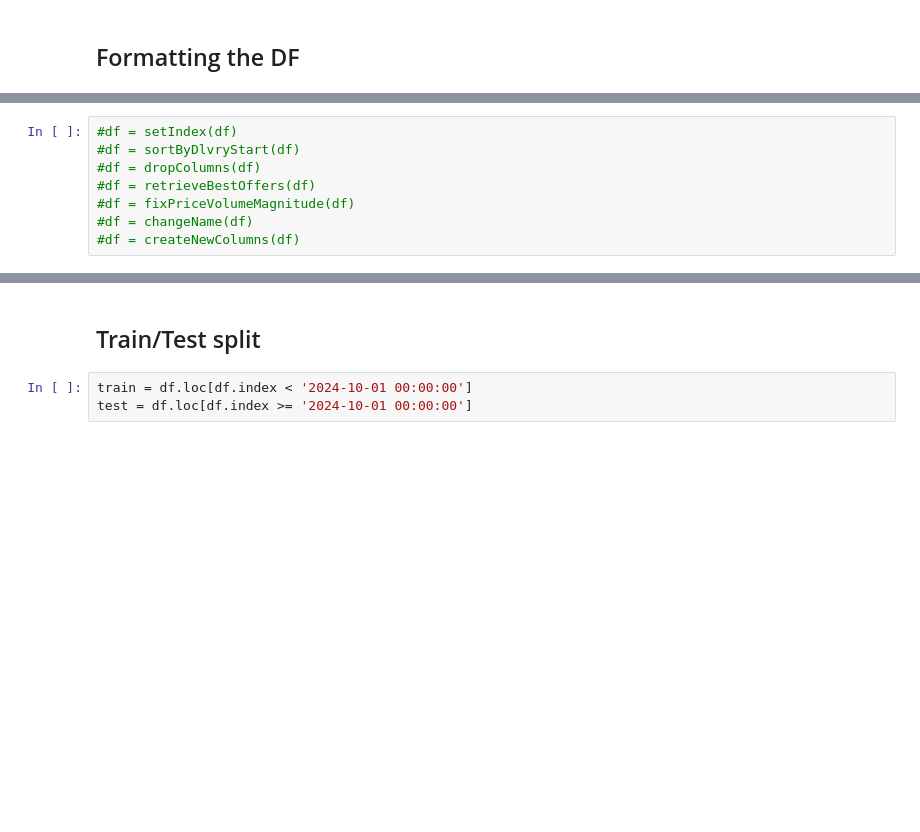
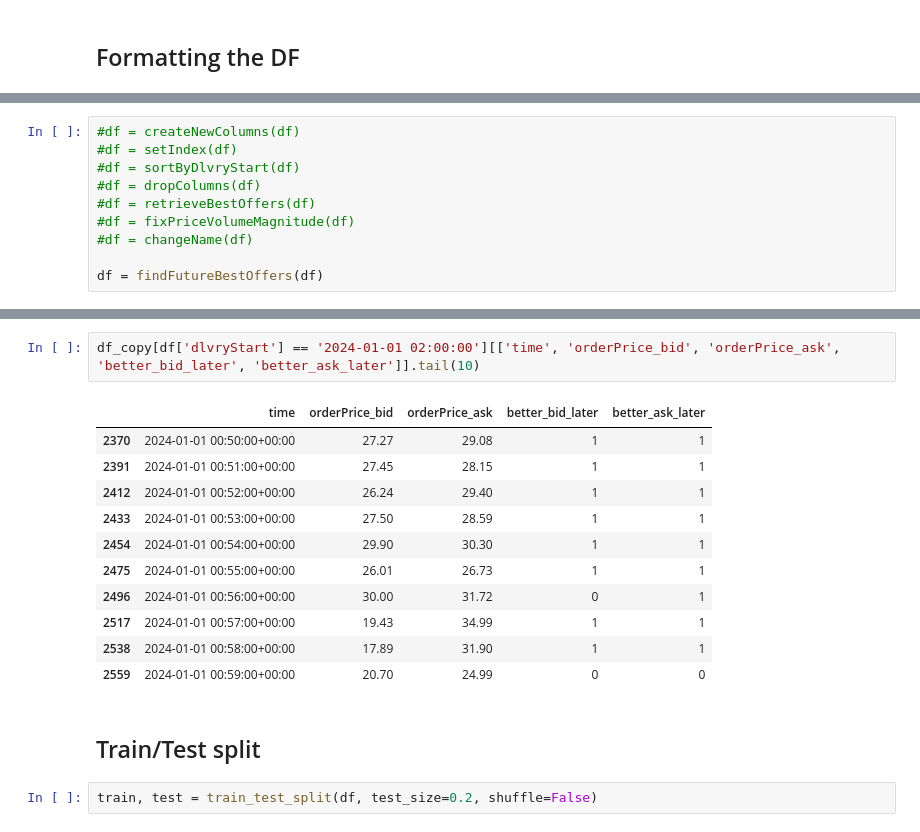
Before and after one commit to axelandreassen/Forecasting-ID-prices, a Jupyter notebook: DataPrep.ipynb, the cells around one changed output, grey strips where cells are left out. Drawn from its saved outputs; the diff is of its cells as text; blank space fills up the shorter version.

```diff
--- a/DataPrep.ipynb
+++ b/DataPrep.ipynb
@@ -229,8 +266,10 @@ def createNewColumns(df):
 # %%
+#df = createNewColumns(df)
 #df = setIndex(df)
 #df = sortByDlvryStart(df)
 #df = dropColumns(df)
 #df = retrieveBestOffers(df)
 #df = fixPriceVolumeMagnitude(df)
 #df = changeName(df)
-#df = createNewColumns(df)
+
+df = findFutureBestOffers(df)
@@ -254,7 +276,20 @@ df
+# %%
+df_copy[df['dlvryStart'] == '2024-01-01 02:00:00'][['time', 'orderPrice_bid', 'orderPrice_ask', 'better_bid_later', 'better_ask_later']].tail(10)
+# %% [output]
+|  | time | orderPrice_bid | orderPrice_ask | better_bid_later | better_ask_later |
+| 2370 | 2024-01-01 00:50:00+00:00 | 27.27 | 29.08 | 1 | 1 |
+| 2391 | 2024-01-01 00:51:00+00:00 | 27.45 | 28.15 | 1 | 1 |
+| 2412 | 2024-01-01 00:52:00+00:00 | 26.24 | 29.40 | 1 | 1 |
+| 2433 | 2024-01-01 00:53:00+00:00 | 27.50 | 28.59 | 1 | 1 |
+| 2454 | 2024-01-01 00:54:00+00:00 | 29.90 | 30.30 | 1 | 1 |
+| 2475 | 2024-01-01 00:55:00+00:00 | 26.01 | 26.73 | 1 | 1 |
+| 2496 | 2024-01-01 00:56:00+00:00 | 30.00 | 31.72 | 0 | 1 |
+| 2517 | 2024-01-01 00:57:00+00:00 | 19.43 | 34.99 | 1 | 1 |
+| 2538 | 2024-01-01 00:58:00+00:00 | 17.89 | 31.90 | 1 | 1 |
+| 2559 | 2024-01-01 00:59:00+00:00 | 20.70 | 24.99 | 0 | 0 |
 # %% [markdown]
 ## Train/Test split
-# %%
-train = df.loc[df.index < '2024-10-01 00:00:00']
-test = df.loc[df.index >= '2024-10-01 00:00:00']
+# %%
+train, test = train_test_split(df, test_size=0.2, shuffle=False)
 # %%
 FEATURES = ['orderPrice_bid', 'orderQty_bid', 'orderPrice_ask', 'orderQty_ask', 'DA_price', 'dlvryMonth', 'dlvryDay', 'dlvryHour', 'dlvryWeekday', 'timeMonth', 'timeDay', 'timeHour', 'timeWeekday', 'timeMinute']
```
Also changed, not shown: parts of 15 cells of this notebook.
